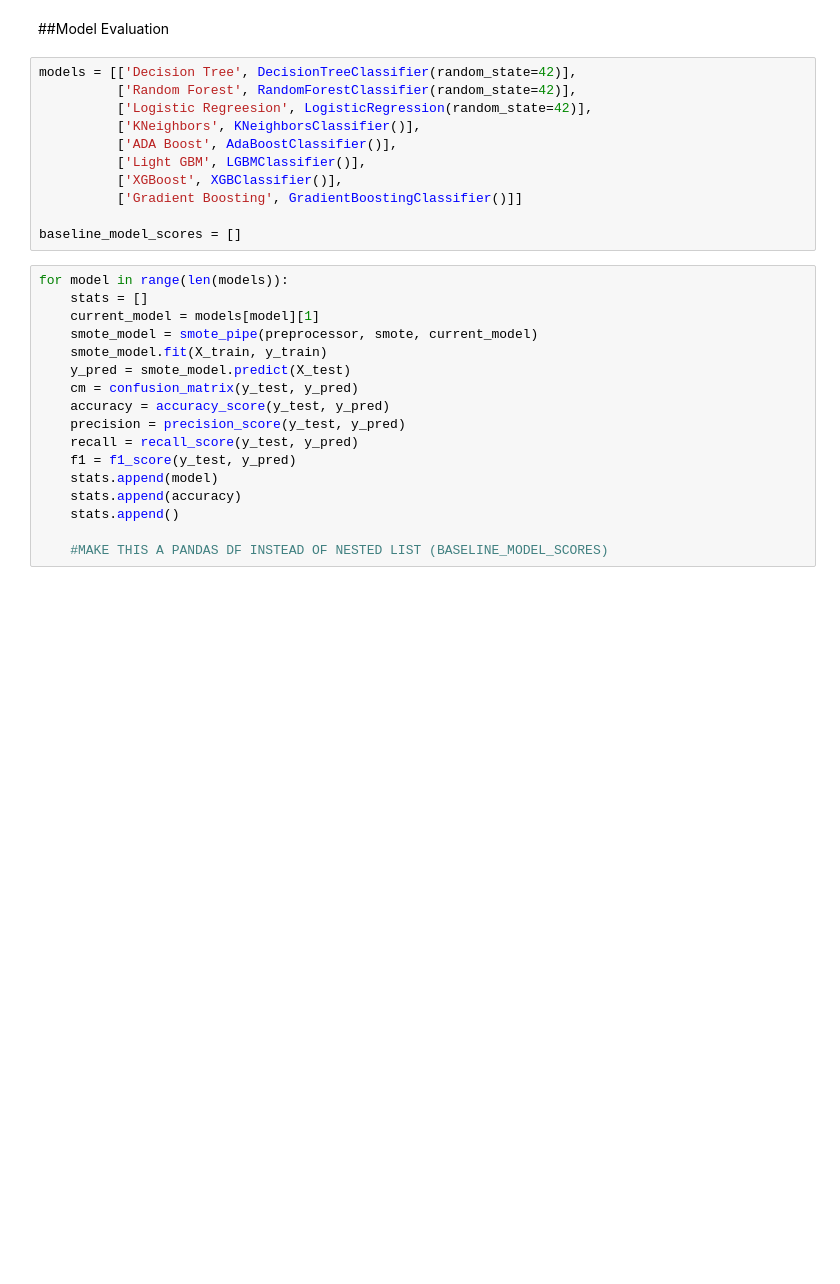
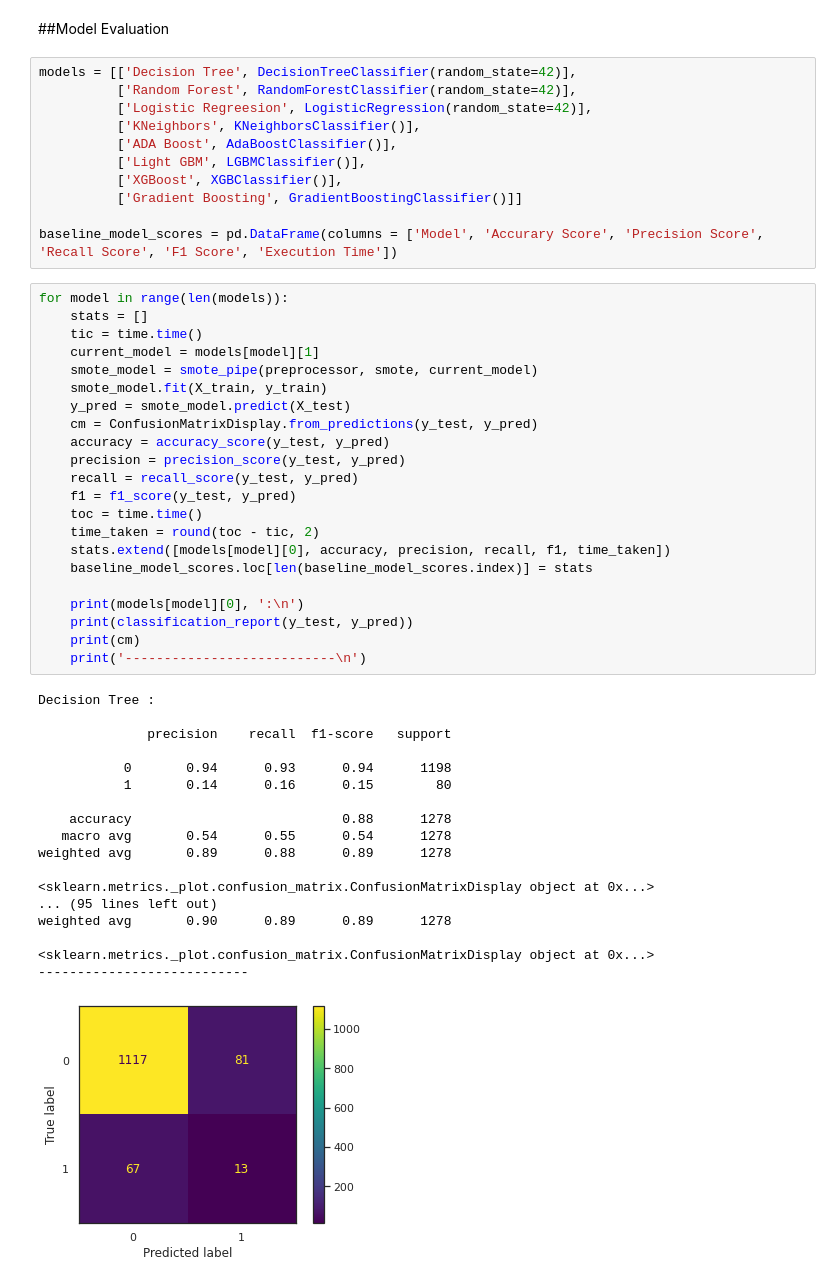
Before and after one commit to coding-dojo-data-science/Project-2-exemplar, a Jupyter notebook: Stroke_Prediction_Project.ipynb, the cells around one changed output. Saved outputs shown, nothing was run; the diff lists cells and outputs as text; blank space fills up the shorter version.

```diff
--- a/Stroke_Prediction_Project.ipynb
+++ b/Stroke_Prediction_Project.ipynb
@@ -552,21 +554,45 @@ models = [['Decision Tree', DecisionTreeClassifier(random_state=42)],
           ['XGBoost', XGBClassifier()],
           ['Gradient Boosting', GradientBoostingClassifier()]]
 
-baseline_model_scores = []
+baseline_model_scores = pd.DataFrame(columns = ['Model', 'Accurary Score', 'Precision Score', 'Recall Score', 'F1 Score', 'Execution Time'])
 # %%
 for model in range(len(models)):
     stats = []
+    tic = time.time()
     current_model = models[model][1]
     smote_model = smote_pipe(preprocessor, smote, current_model)
     smote_model.fit(X_train, y_train)
     y_pred = smote_model.predict(X_test)
-    cm = confusion_matrix(y_test, y_pred)
+    cm = ConfusionMatrixDisplay.from_predictions(y_test, y_pred)
     accuracy = accuracy_score(y_test, y_pred)
     precision = precision_score(y_test, y_pred)
     recall = recall_score(y_test, y_pred)
     f1 = f1_score(y_test, y_pred)
-    stats.append(model)
-    stats.append(accuracy)
-    stats.append()
+    toc = time.time()
+    time_taken = round(toc - tic, 2)
+    stats.extend([models[model][0], accuracy, precision, recall, f1, time_taken])
+    baseline_model_scores.loc[len(baseline_model_scores.index)] = stats
 
-    #MAKE THIS A PANDAS DF INSTEAD OF NESTED LIST (BASELINE_MODEL_SCORES)
+    print(models[model][0], ':\n')
+    print(classification_report(y_test, y_pred))
+    print(cm)
+    print('---------------------------\n')
+# %% [output]
+Decision Tree :
+
+              precision    recall  f1-score   support
+
+           0       0.94      0.93      0.94      1198
+           1       0.14      0.16      0.15        80
+
+    accuracy                           0.88      1278
+   macro avg       0.54      0.55      0.54      1278
+weighted avg       0.89      0.88      0.89      1278
+
+<sklearn.metrics._plot.confusion_matrix.ConfusionMatrixDisplay object at 0x...>
+... (95 lines left out)
+weighted avg       0.90      0.89      0.89      1278
+
+<sklearn.metrics._plot.confusion_matrix.ConfusionMatrixDisplay object at 0x...>
+---------------------------
+[figure, added]
```
Also changed, not shown: parts of 3 cells of this notebook.
